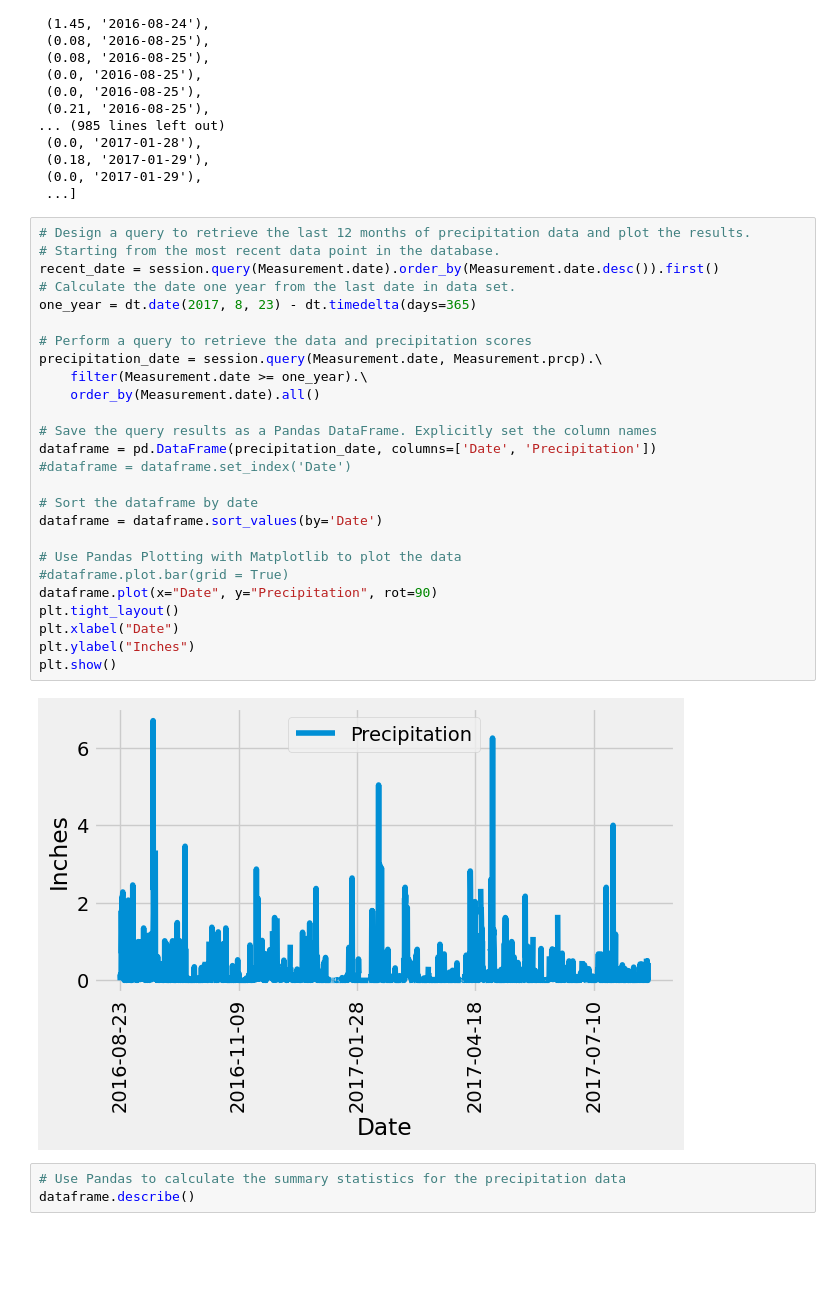
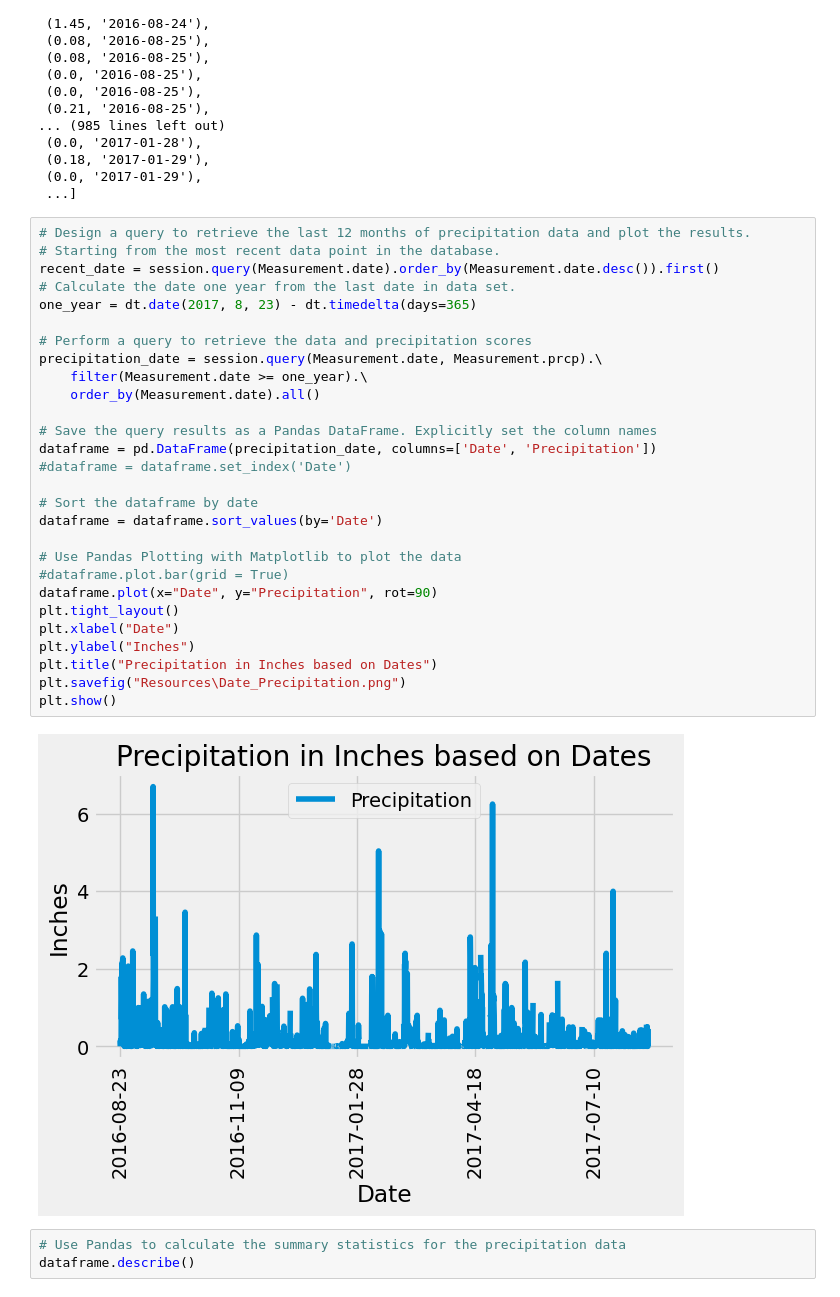
Before and after one commit to mihle3124/SQLAlchemy-Challenge, a Jupyter notebook: SurfsUp/climate_starter.ipynb, the cells around one changed output. Drawn from its saved outputs; the diff is of its cells as text; blank space fills up the shorter version.

```diff
--- a/SurfsUp/climate_starter.ipynb
+++ b/SurfsUp/climate_starter.ipynb
@@ -81,31 +81,33 @@ precipitation_date
 # %%
 # Design a query to retrieve the last 12 months of precipitation data and plot the results.
 # Starting from the most recent data point in the database.
 recent_date = session.query(Measurement.date).order_by(Measurement.date.desc()).first()
 # Calculate the date one year from the last date in data set.
 one_year = dt.date(2017, 8, 23) - dt.timedelta(days=365)
 
 # Perform a query to retrieve the data and precipitation scores
 precipitation_date = session.query(Measurement.date, Measurement.prcp).\
     filter(Measurement.date >= one_year).\
     order_by(Measurement.date).all()
 
 # Save the query results as a Pandas DataFrame. Explicitly set the column names
 dataframe = pd.DataFrame(precipitation_date, columns=['Date', 'Precipitation'])
 #dataframe = dataframe.set_index('Date')
 
 # Sort the dataframe by date
 dataframe = dataframe.sort_values(by='Date')
 
 # Use Pandas Plotting with Matplotlib to plot the data
 #dataframe.plot.bar(grid = True)
 dataframe.plot(x="Date", y="Precipitation", rot=90)
 plt.tight_layout()
 plt.xlabel("Date")
 plt.ylabel("Inches")
+plt.title("Precipitation in Inches based on Dates")
+plt.savefig("Resources\Date_Precipitation.png")
 plt.show()
 # %% [output]
-[figure, old version]
+[figure, new version]
 # %%
 # Use Pandas to calculate the summary statistics for the precipitation data
 dataframe.describe()
```
Also changed, not shown: parts of 1 cell of this notebook, 4 other files.
